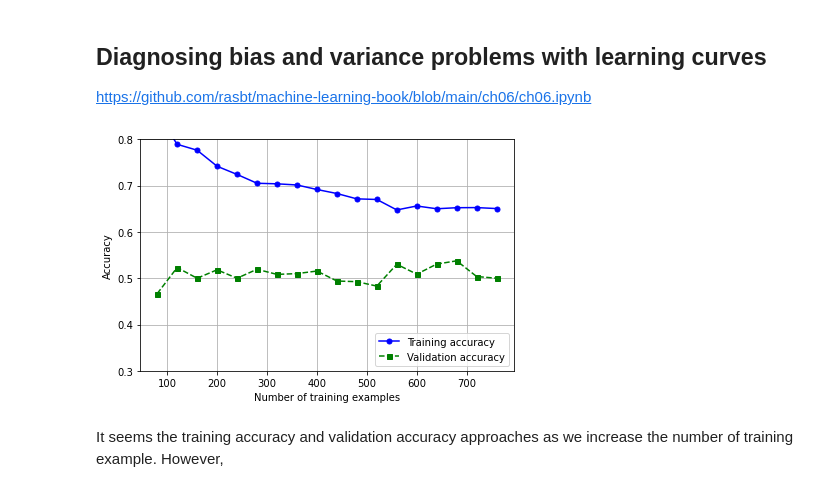
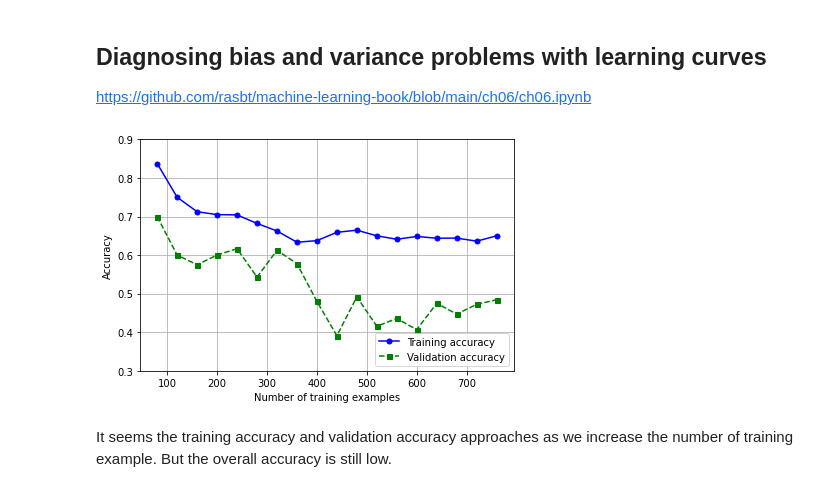
Before and after one commit to maggiechen615/Stock_Stalkers, a Jupyter notebook: Longterm_Baseline_Models.ipynb, the cells around one changed output. Cells and saved outputs as stored; diff of their text form; code cells hidden in the pictures.

```diff
--- a/Longterm_Baseline_Models.ipynb
+++ b/Longterm_Baseline_Models.ipynb
@@ -255,51 +255,62 @@ pipe_lr = make_pipeline(MinMaxScaler(),
 train_accs = []
 test_accs = []
 train_sizes = []
 X, y = prepare_dataset(start_date='2017-01-01')
 for n in range(100, 1000, 50):
     train_lst = []
     test_lst = []
-    tscv = TimeSeriesSplit(n_splits=10)
-    # Split training and validation data
-    new_X = X[:n]
-    new_y = y[:n]
-    for train_index, validation_index in tscv.split(new_X):
-        X_train, X_validation = new_X[train_index], new_X[validation_index]
-        y_train, y_validation = new_y[train_index], new_y[validation_index]
-        pipe_lr.fit(X_train, y_train)
-        y_pred = pipe_lr.predict(X_validation)
-        train_acc = pipe_lr.score(X_train, y_train)
-        test_acc = pipe_lr.score(X_validation, y_validation)
-        train_lst.append(train_acc)
-        test_lst.append(test_acc)
-    m_train_acc = sum(train_lst)/len(train_lst)
-    m_test_acc = sum(test_lst)/len(test_lst)
-    train_accs.append(m_train_acc)
-    test_accs.append(m_test_acc)
+    new_X = X[-n:]
+    new_y = y[-n:]
+    # tscv = TimeSeriesSplit(n_splits=5)
+    # for train_index, validation_index in tscv.split(new_X):
+    #     X_train, X_validation = new_X[train_index], new_X[validation_index]
+    #     y_train, y_validation = new_y[train_index], new_y[validation_index]
+    #     pipe_lr.fit(X_train, y_train)
+    #     y_pred = pipe_lr.predict(X_validation)
+    #     train_acc = pipe_lr.score(X_train, y_train)
+    #     test_acc = pipe_lr.score(X_validation, y_validation)
+    #     train_lst.append(train_acc)
+    #     test_lst.append(test_acc)
+
+    # m_train_acc = sum(train_lst)/len(train_lst)
+    # m_test_acc = sum(test_lst)/len(test_lst)
+
+    # Without CV
+    split = int(0.8 * len(new_X))
+    X_train = new_X[:split]
+    X_test = new_X[split:]
+    y_train = new_y[:split]
+    y_test = new_y[split:]
+    pipe_lr.fit(X_train, y_train)
+    y_pred = pipe_lr.predict(X_test)
+    train_acc = pipe_lr.score(X_train, y_train)
+    test_acc = pipe_lr.score(X_test, y_test)
+    train_accs.append(train_acc)
+    test_accs.append(test_acc)
     train_sizes.append(n*0.8)
 
 train_scores = np.array(train_accs)
 test_scores = np.array(test_accs)
 train_sizes = np.array(train_sizes)
 
 plt.plot(train_sizes, train_scores,
          color='blue', marker='o',
          markersize=5, label='Training accuracy')
 
 plt.plot(train_sizes, test_scores,
          color='green', linestyle='--',
          marker='s', markersize=5,
          label='Validation accuracy')
 
 plt.grid()
 plt.xlabel('Number of training examples')
 plt.ylabel('Accuracy')
 plt.legend(loc='lower right')
-plt.ylim([0.3, 0.8])
+plt.ylim([0.3, 0.9])
 plt.tight_layout()
 # plt.savefig('figures/06_05.png', dpi=300)
 plt.show()
 # %% [output]
-[figure, old version]
+[figure, new version]
 # %% [markdown]
-It seems the training accuracy and validation accuracy approaches as we increase the number of training example. However,
+It seems the training accuracy and validation accuracy approaches as we increase the number of training example. But the overall accuracy is still low.
```
